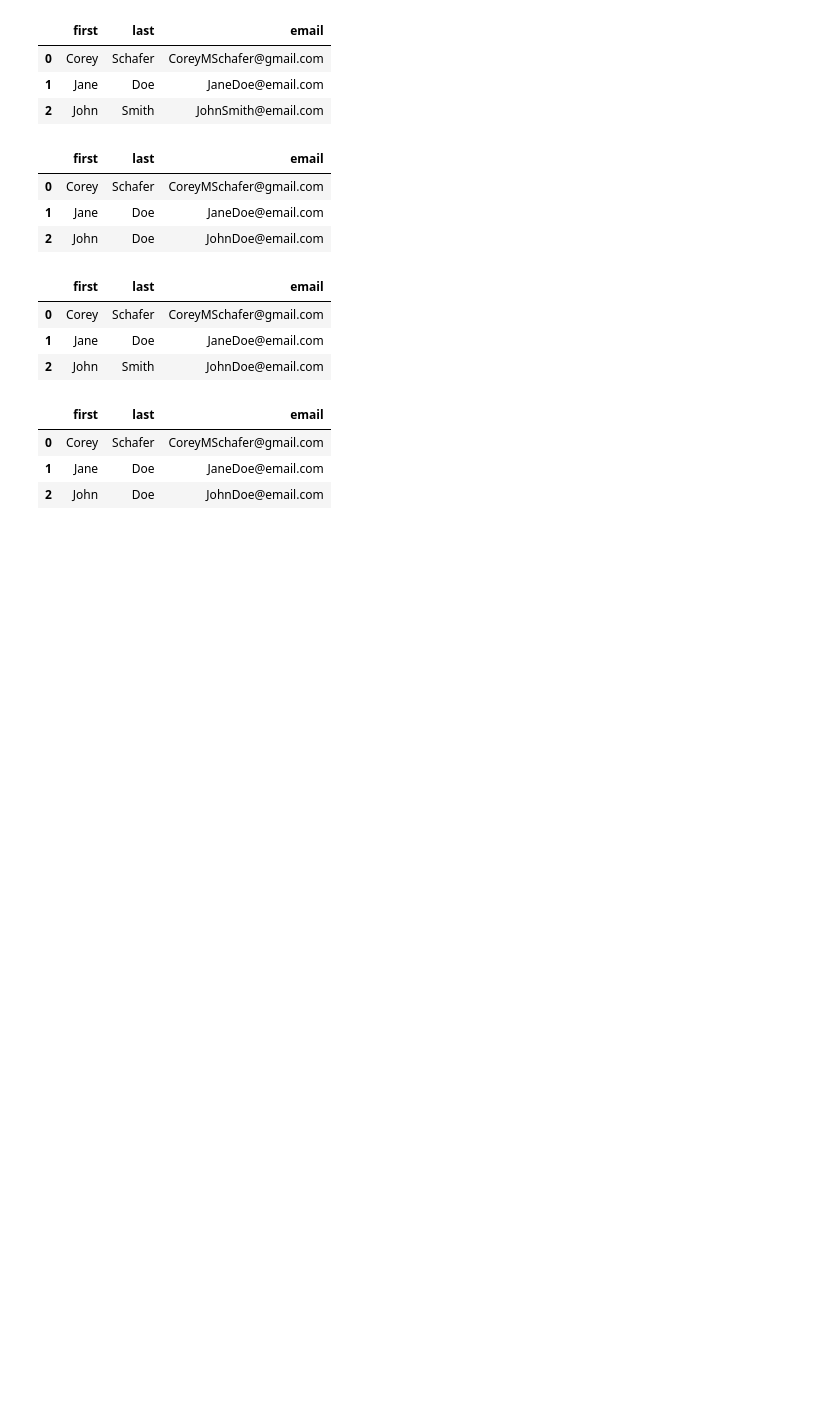
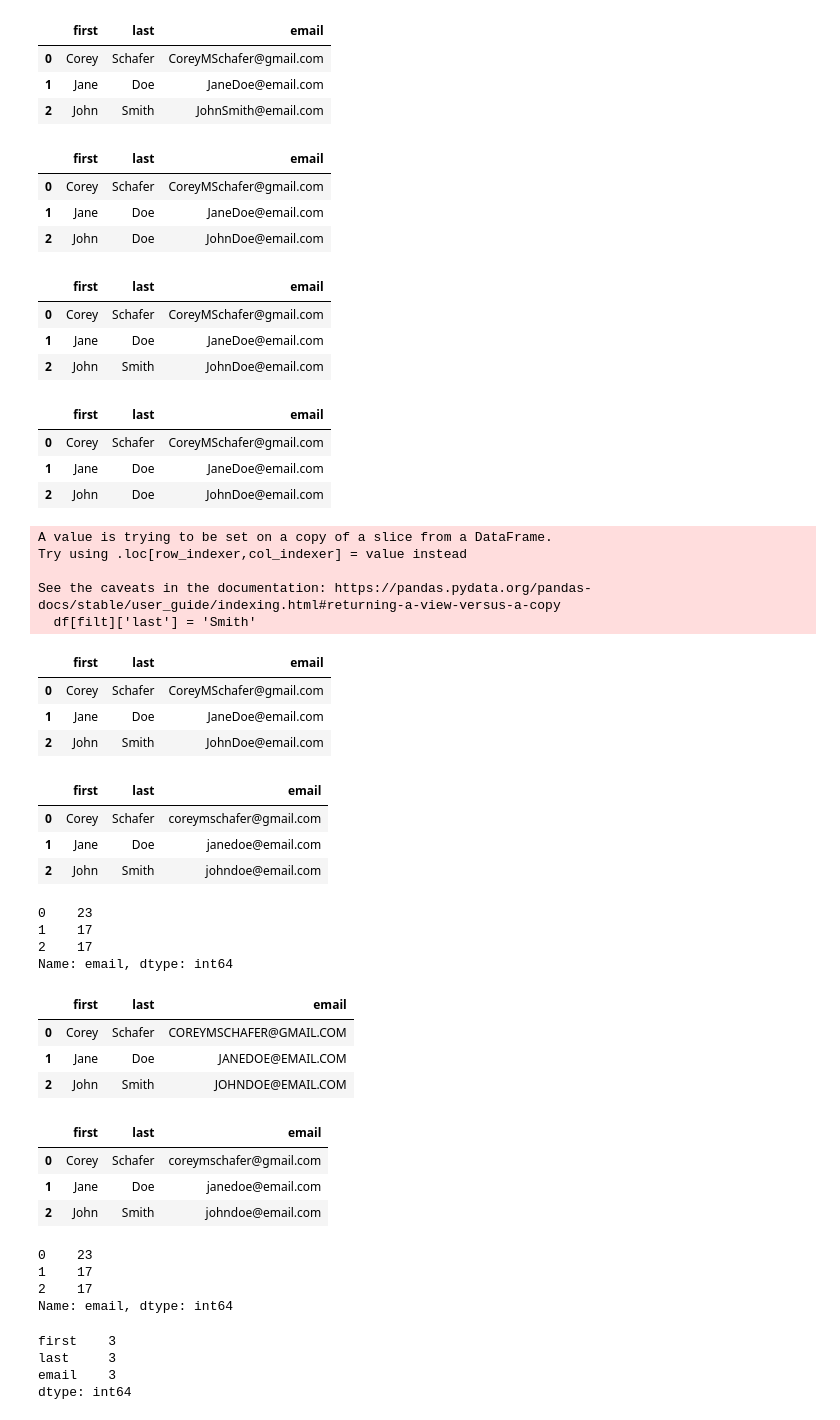
Before and after one commit to Abhishikth3330/Stack_Overflow_Survey_Data, a Jupyter notebook: Snippets-2.ipynb, the cells around one changed output. Drawn from its saved outputs; the diff is of its cells as text; code cells hidden in the pictures; blank space fills up the shorter version.

```diff
--- a/Snippets-2.ipynb
+++ b/Snippets-2.ipynb
@@ -136,3 +136,36 @@ df
 | 0 | Corey | Schafer | CoreyMSchafer@gmail.com |
 | 1 | Jane | Doe | JaneDoe@email.com |
 | 2 | John | Doe | JohnDoe@email.com |
+# %%
+# if you want to change the value of a certain cell then you can perform certain operations.
+# you can not directly make change like this
+filt = (df['email'] == 'JohnDoe@email.com')
+df[filt]['last'] = 'Smith'
+# %% [output]
+A value is trying to be set on a copy of a slice from a DataFrame.
+Try using .loc[row_indexer,col_indexer] = value instead
+
+See the caveats in the documentation: https://pandas.pydata.org/pandas-docs/stable/user_guide/indexing.html#returning-a-view-versus-a-copy
+  df[filt]['last'] = 'Smith'
+# %%
+# so we can not achieve the change of values using operations
+# Therefore we will use loc, iloc and .at attributes for the same
+filt = (df['email'] == 'JohnDoe@email.com')
+df.loc[filt, 'last'] = 'Smith'
+# %%
+df
+# %% [output]
+|  | first | last | email |
+| 0 | Corey | Schafer | CoreyMSchafer@gmail.com |
+| 1 | Jane | Doe | JaneDoe@email.com |
+| 2 | John | Smith | JohnDoe@email.com |
+# %%
+# now let's say you want to change the case of all the rows of the 'email' column
+# set that to lower case
+df['email'] = df['email'].str.lower()
+df
+# %% [output]
+|  | first | last | email |
+| 0 | Corey | Schafer | coreymschafer@gmail.com |
+| 1 | Jane | Doe | janedoe@email.com |
+| 2 | John | Smith | johndoe@email.com |
@@ -138,0 +174,9 @@ df
+# %%
+# APPLY
+# APPLY WORKS ON SERIES OBJECTS
+df['email'].apply(len)
+# %% [output]
+0    23
+1    17
+2    17
+Name: email, dtype: int64
@@ -138,0 +187,38 @@ df
+# %%
+df['email'] = df['email'].apply(update_email)
+df
+# %% [output]
+|  | first | last | email |
+| 0 | Corey | Schafer | COREYMSCHAFER@GMAIL.COM |
+| 1 | Jane | Doe | JANEDOE@EMAIL.COM |
+| 2 | John | Smith | JOHNDOE@EMAIL.COM |
+# %%
+# you can also use lambda funtions for the same
+df['email'] = df['email'].apply(lambda x : x.lower())
+df
+# %% [output]
+|  | first | last | email |
+| 0 | Corey | Schafer | coreymschafer@gmail.com |
+| 1 | Jane | Doe | janedoe@email.com |
+| 2 | John | Smith | johndoe@email.com |
+# %%
+# apply method applies the method to the complete column
+# so if you do something like this
+df['email'].apply(len)
+# this is going to give the length of the emails char by char
+# %% [output]
+0    23
+1    17
+2    17
+Name: email, dtype: int64
+# %%
+# but what if you apply this to the dataframe.
+# there we have multiple series of data.
+df.apply(len)
+# here as you can see this worked in rows wise
+# so the first column 'first' has 3 values so it counted the length of the 3 rows
+# %% [output]
+first    3
+last     3
+email    3
+dtype: int64
```
Also changed, not shown: parts of 8 cells of this notebook, 1 other file.
